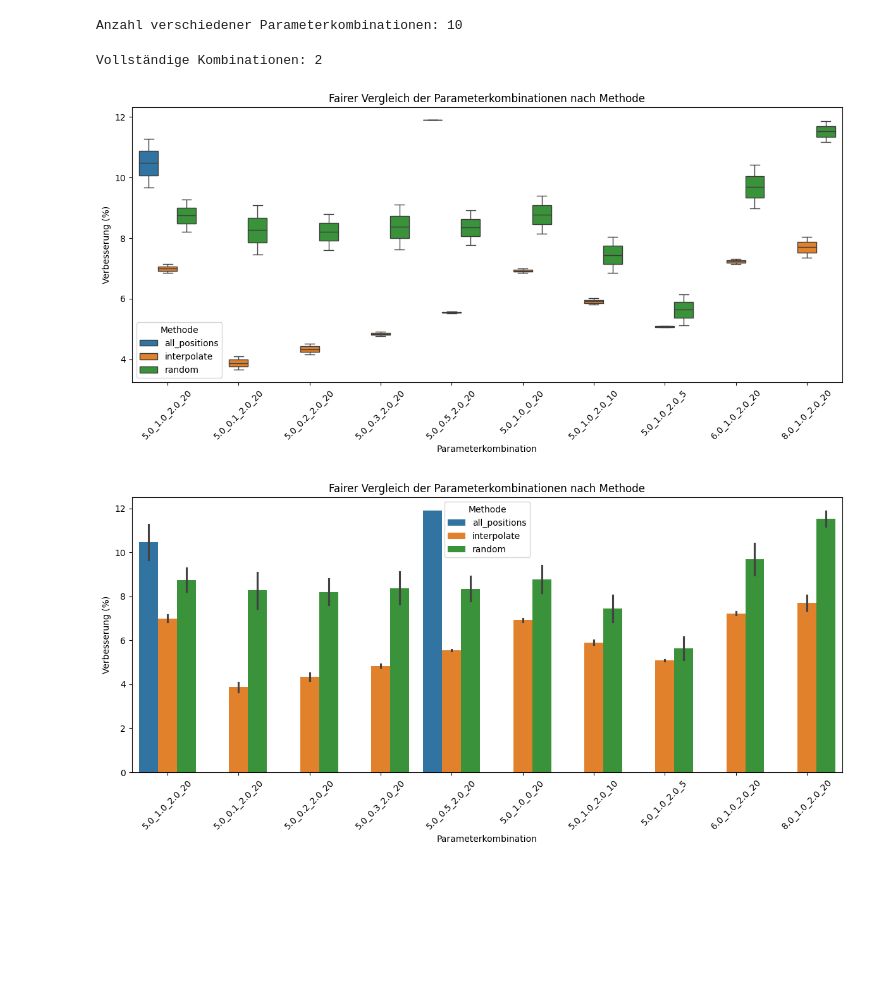
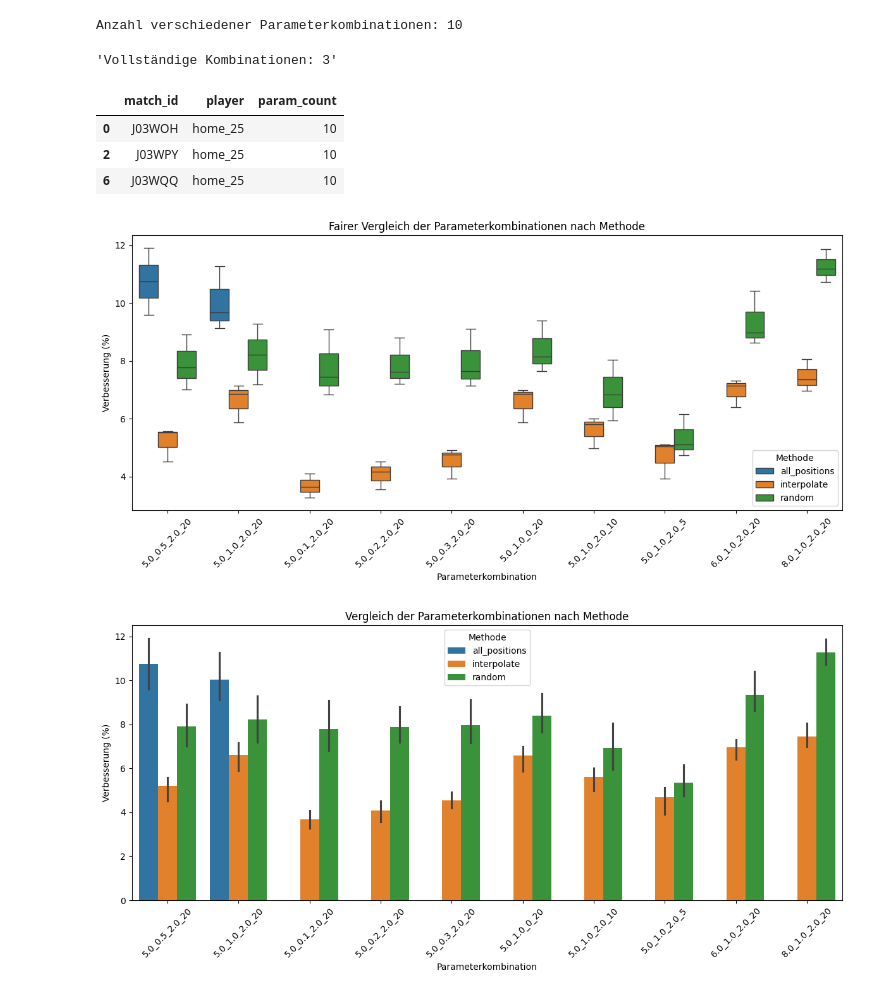
Before and after one commit to maxhartmann1/def-accessible-space, a Jupyter notebook: notebooks/paramtersauswertung.ipynb, the cells around one changed output. Cells and saved outputs as stored; diff of their text form; code cells hidden in the pictures; blank space fills up the shorter version.

```diff
--- a/notebooks/paramtersauswertung.ipynb
+++ b/notebooks/paramtersauswertung.ipynb
@@ -15,45 +15,51 @@ param_counts = (
     .nunique()
     .reset_index(name="param_count")
 )
+
 complete_combinations = param_counts[param_counts["param_count"] == n_total_params]
-print(f"Vollständige Kombinationen: {len(complete_combinations)}")
+display(f"Vollständige Kombinationen: {len(complete_combinations)}")
+display(complete_combinations)
 # %% [output]
-Vollständige Kombinationen: 2
+'Vollständige Kombinationen: 3'
+|  | match_id | player | param_count |
+| 0 | J03WOH | home_25 | 10 |
+| 2 | J03WPY | home_25 | 10 |
+| 6 | J03WQQ | home_25 | 10 |
 # %%
 fair_grouped_df = grouped_df.merge(complete_combinations, on=["match_id", "player"])
 
 plt.figure(figsize=(12,6))
 sns.boxplot(
     data=fair_grouped_df,
     x="parameters",
     y="DAS_potential_percentage",
     hue="method"
 )
 plt.title("Fairer Vergleich der Parameterkombinationen nach Methode")
 plt.ylabel("Verbesserung (%)")
 plt.xlabel("Parameterkombination")
 plt.xticks(rotation=45)
 plt.legend(title="Methode")
 plt.tight_layout()
 plt.show()
 
 plt.figure(figsize=(12,6))
 sns.barplot(
     data=fair_grouped_df,
     x="parameters",
     y="DAS_potential_percentage",
     hue="method"
 )
-plt.title("Fairer Vergleich der Parameterkombinationen nach Methode")
+plt.title("Vergleich der Parameterkombinationen nach Methode")
 plt.ylabel("Verbesserung (%)")
 plt.xlabel("Parameterkombination")
 plt.xticks(rotation=45)
 plt.legend(title="Methode")
 plt.tight_layout()
 plt.show()
 # %% [output]
-[figure, old version]
+[figure, new version]
-[figure, old version]
+[figure, new version]
 # %%
 plt.figure(figsize=(12,6))
 sns.boxplot(
```
Also changed, not shown: parts of 1 cell of this notebook, 6 other files.
